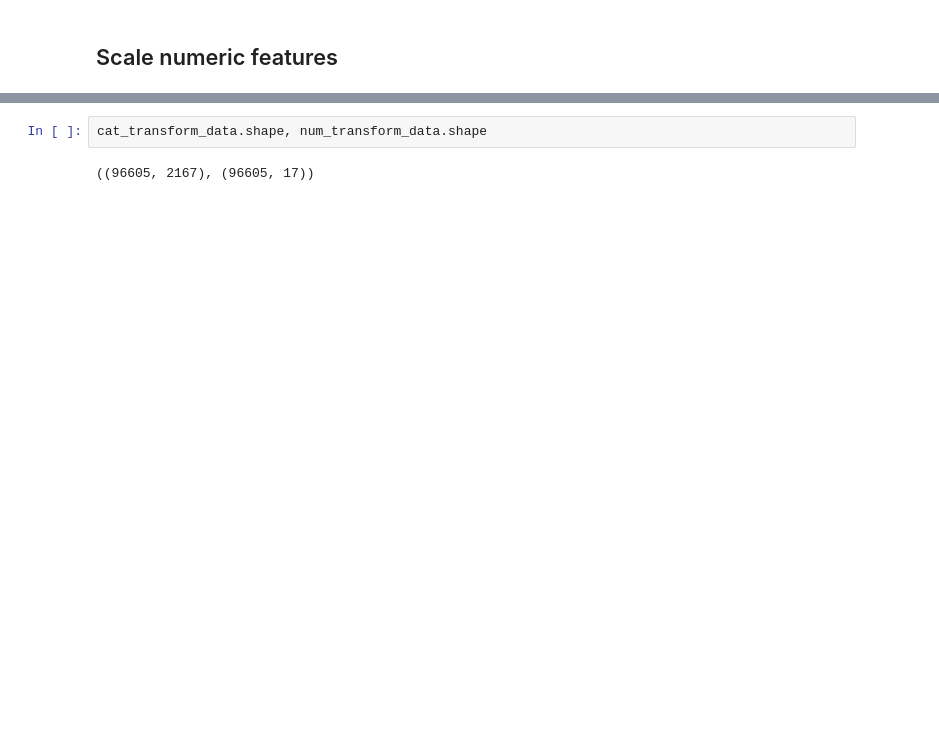
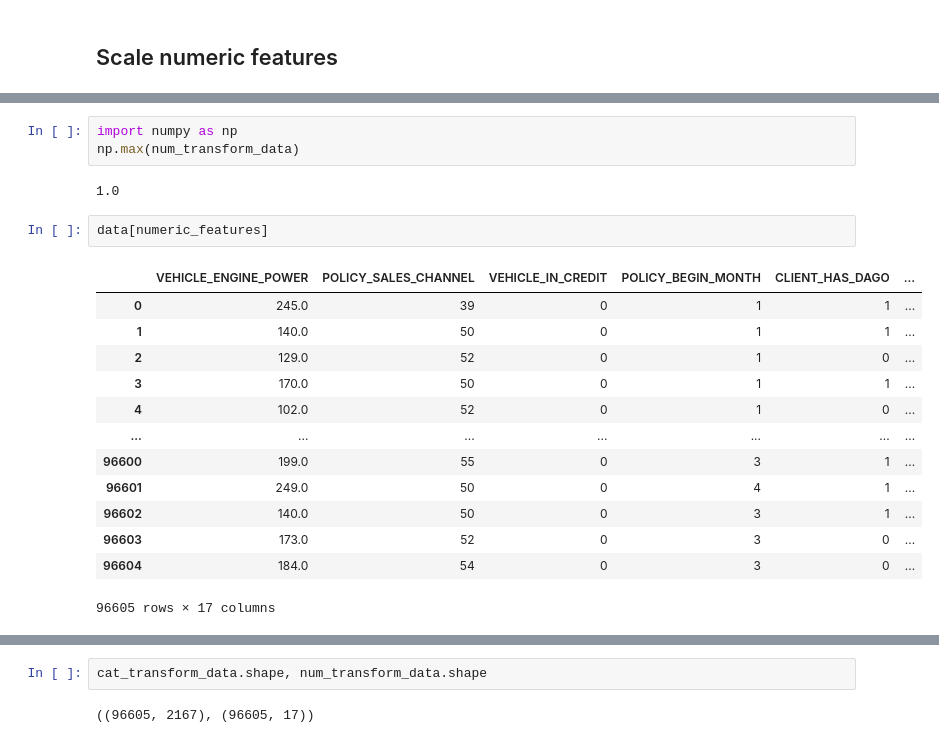
Before and after one commit to neklyud/MindSet, a Jupyter notebook: train.ipynb, the cells around one changed output, grey strips where cells are left out. Cells and saved outputs as stored; diff of their text form; blank space fills up the shorter version.

```diff
--- a/train.ipynb
+++ b/train.ipynb
@@ -123,3 +126,24 @@ num_transform_data = scaler.fit_transform(data[numeric_features])
 num_transform_data.shape
 # %% [output]
 (96605, 17)
+# %%
+import numpy as np
+np.max(num_transform_data)
+# %% [output]
+1.0
+# %%
+data[numeric_features]
+# %% [output]
+|  | VEHICLE_ENGINE_POWER | POLICY_SALES_CHANNEL | VEHICLE_IN_CREDIT | POLICY_BEGIN_MONTH | CLIENT_HAS_DAGO | ... |
+| 0 | 245.0 | 39 | 0 | 1 | 1 | ... |
+| 1 | 140.0 | 50 | 0 | 1 | 1 | ... |
+| 2 | 129.0 | 52 | 0 | 1 | 0 | ... |
+| 3 | 170.0 | 50 | 0 | 1 | 1 | ... |
+| 4 | 102.0 | 52 | 0 | 1 | 0 | ... |
+| ... | ... | ... | ... | ... | ... | ... |
+| 96600 | 199.0 | 55 | 0 | 3 | 1 | ... |
+| 96601 | 249.0 | 50 | 0 | 4 | 1 | ... |
+| 96602 | 140.0 | 50 | 0 | 3 | 1 | ... |
+| 96603 | 173.0 | 52 | 0 | 3 | 0 | ... |
+| 96604 | 184.0 | 54 | 0 | 3 | 0 | ... |
+96605 rows × 17 columns
```
Also changed, not shown: parts of 38 cells of this notebook, 21 other files.
